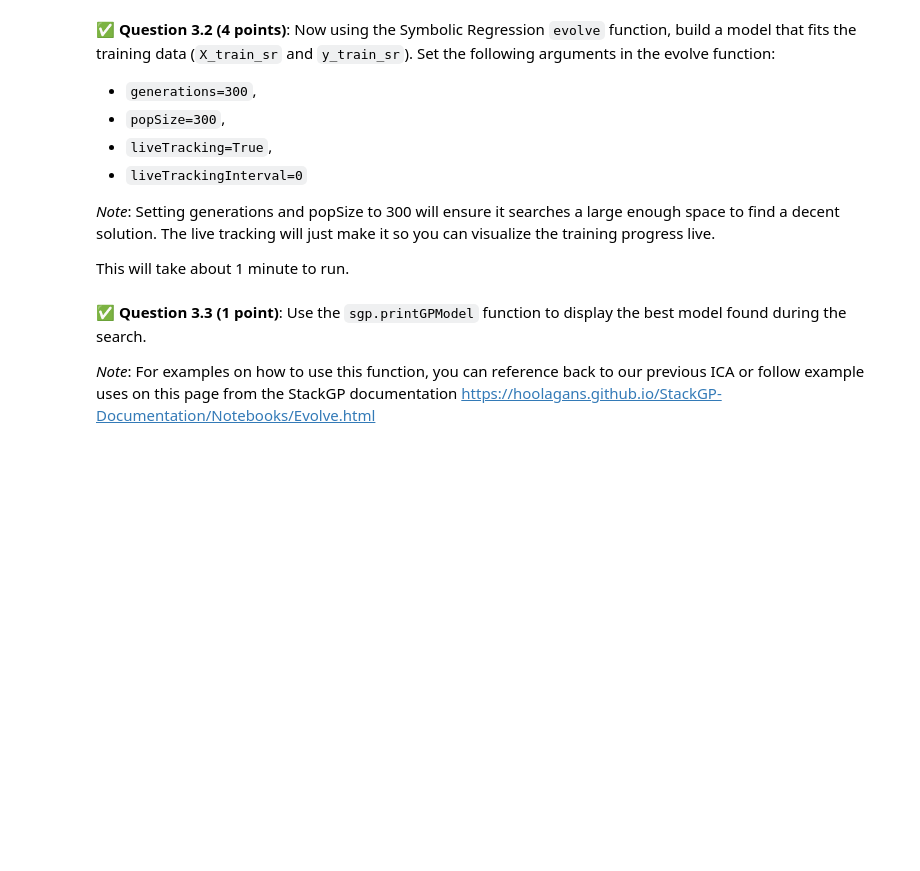
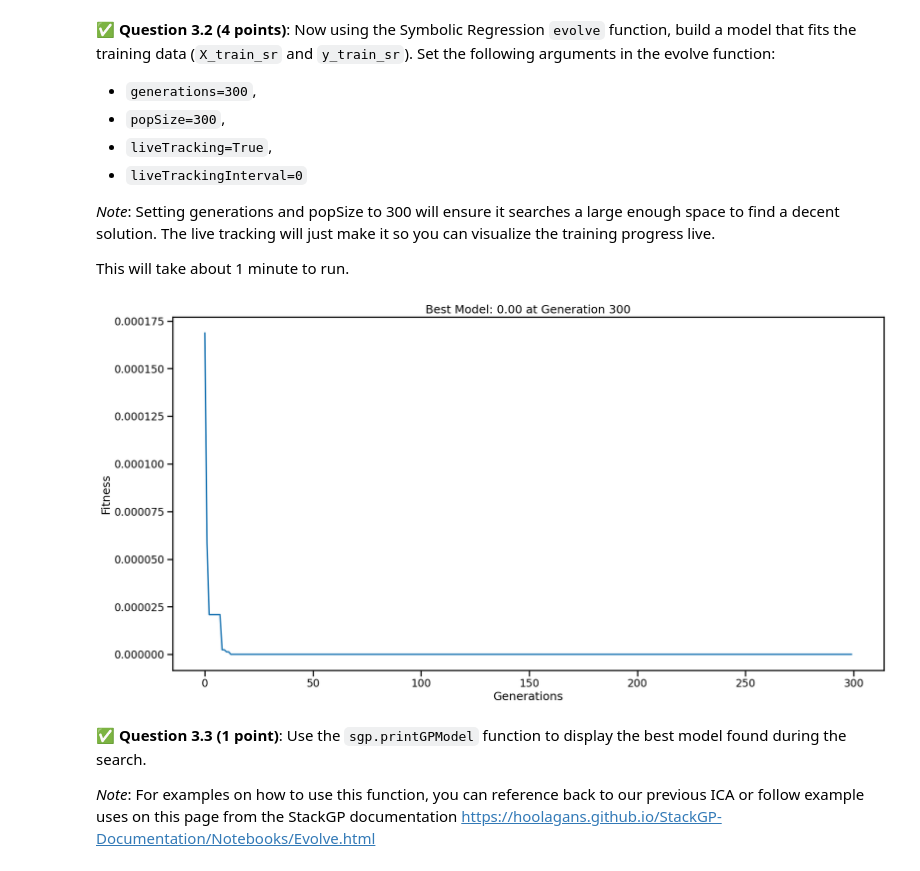
Before and after one commit to ilanberen/CMSE202-s26-turnin, a Jupyter notebook: HW-03_Regression-S26-IlanBerenfeld.ipynb, the cells around one changed output. Cells and saved outputs as stored; diff of their text form; code cells hidden in the pictures; blank space fills up the shorter version.

```diff
--- a/HW-03_Regression-S26-IlanBerenfeld.ipynb
+++ b/HW-03_Regression-S26-IlanBerenfeld.ipynb
@@ -235,3 +233,11 @@ This will take about 1 minute to run.
+# %%
+# put your code here
+models=sgp.evolve(X_train_sr,y_train_sr,generations=300,
+popSize=300,
+liveTracking=True,
+liveTrackingInterval=0)
+# %% [output]
+[figure, added]
 # %% [markdown]
 &#9989; **Question 3.3 (1 point)**: Use the `sgp.printGPModel` function to display the best model found during the search.
 
```
Also changed, not shown: parts of 7 cells of this notebook.
